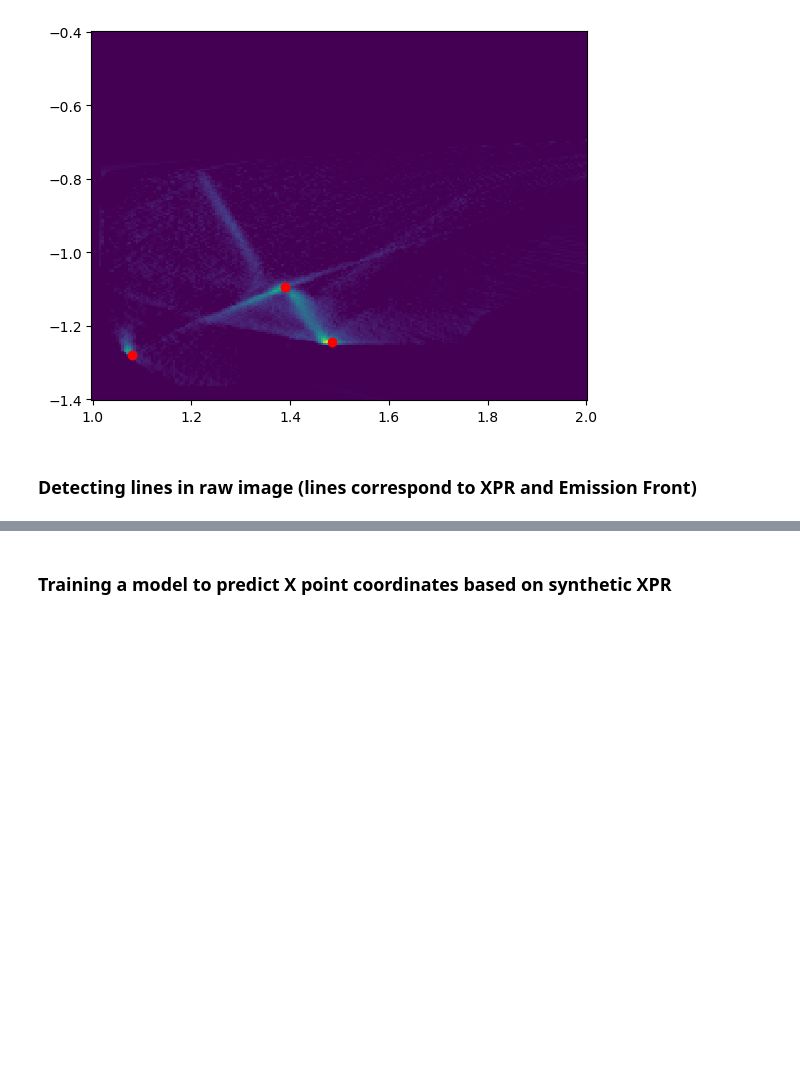
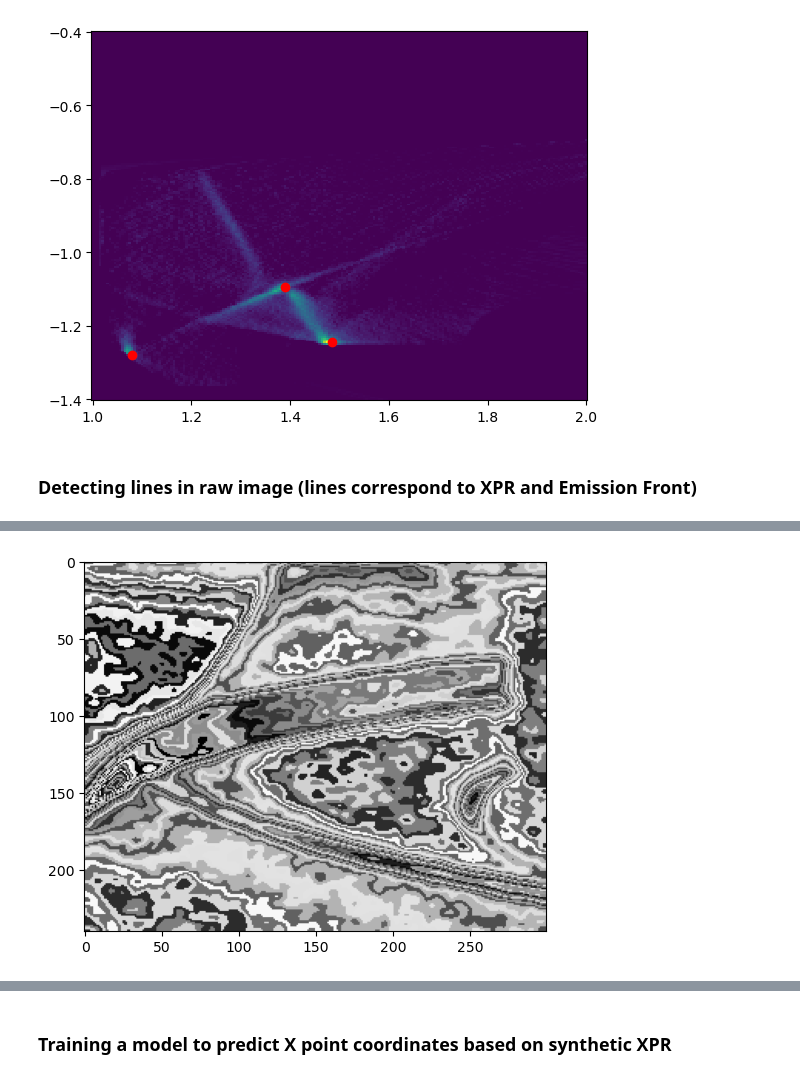
Before and after one commit to PlasmaControl/plasma-tv, a Jupyter notebook: plasma-tv-base-code.ipynb, the cells around one changed output, grey strips where cells are left out. Cells and saved outputs as stored; diff of their text form; code cells hidden in the pictures; blank space fills up the shorter version.

```diff
--- a/plasma-tv-base-code.ipynb
+++ b/plasma-tv-base-code.ipynb
@@ -169,0 +182,14 @@ Clipping input data to the valid range for imshow with RGB data ([0..1] for floa
+# %%
+dim = blur_gray.shape
+totdim = dim[0] * dim[1]
+im_ave = np.mean(blur_gray)
+
+significance = np.zeros_like(blur_gray)
+
+for i in range(dim[0]):
+    for j in range(dim[1]):
+        significance[i,j] = totdim * np.log(blur_gray[i,j]+1) * (blur_gray[i,j] - im_ave)
+plt.imshow(significance, cmap='gray')
+plt.show()
+# %% [output]
+[figure, added]
```
Also changed, not shown: parts of 7 cells of this notebook.
